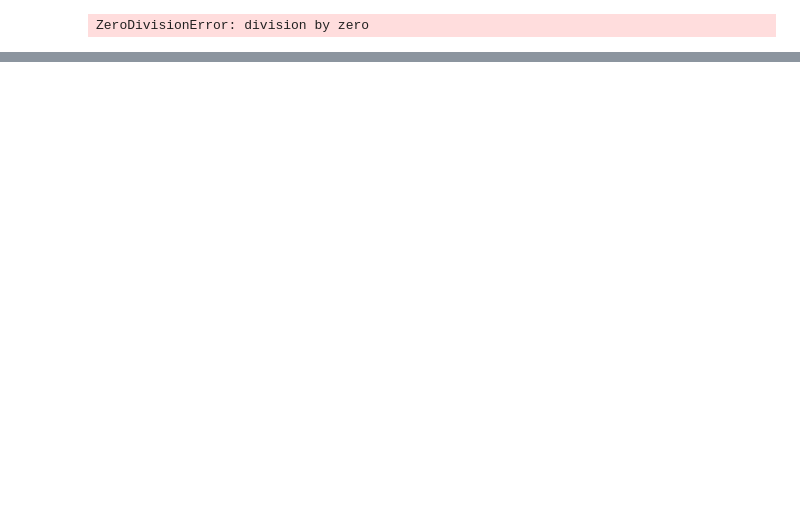
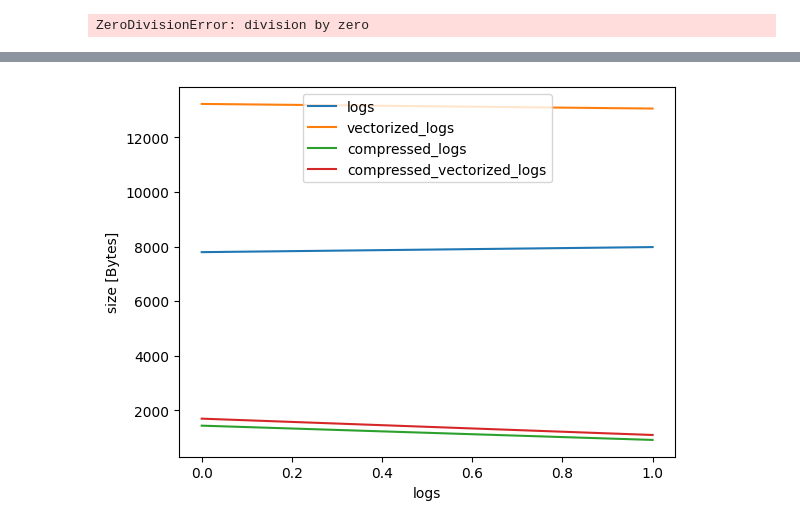
Before and after one commit to Lucaserf/ObsProject, a Jupyter notebook: test_notebook.ipynb, the cells around one changed output, grey strips where cells are left out. Cells and saved outputs as stored; diff of their text form; code cells hidden in the pictures; blank space fills up the shorter version.

```diff
--- a/test_notebook.ipynb
+++ b/test_notebook.ipynb
@@ -271,9 +326,9 @@ for log in train_ds.take(10).batch(1):
     print(model.vae.get_loss(log))
 # %%
 vocab_size = 5000
-max_len=85
-latent_dim=max_len//2
-chkpt = "docker_agent_logger/app/classifier_bgl_filtered/15"
+max_len=20
+latent_dim=int(max_len/1.4)
+chkpt = "docker_agent_logger/app/classifier_bgl_filtered_parsed/7"
 
 data = {"logs":[],"parsed_logs":[],"vectorized_logs":[],"encoded_logs":[]}
 times = {"parsed_logs":[],"vectorized_logs":[],"encoded_logs":[],"anomaly":[],"anomaly_rnd":[]}
@@ -284,7 +339,7 @@ with open("docker_agent_logger/app/logs_tokenizer/vocab_bgl.pkl","rb") as f:
     vocab = pickle.load(f)
 tokenizer = Tokenizer(vocab=vocab,max_len=max_len)
 
-model = Model(vocab_size = vocab_size,latent_dim=max_len//2,embedding_dim=128,max_len = max_len)
+model = Model(vocab_size = vocab_size,latent_dim=latent_dim,embedding_dim=128,max_len = max_len)
 
 model.vae.load_model(chkpt=chkpt) #17 for the other model
 
@@ -310,10 +365,11 @@ raw_ds = (
 ds = raw_ds.map(lambda x: tf.numpy_function(func=get_labels,inp=[x],Tout=(tf.string,tf.bool)), num_parallel_calls=tf.data.AUTOTUNE).prefetch(
     tf.data.AUTOTUNE
 )
+ds_labeled = ds.map(lambda x,y: (tf.strings.regex_replace(x, r".*RAS",""),y), num_parallel_calls=tf.data.AUTOTUNE).prefetch(tf.data.AUTOTUNE)
 
 
 
-for logs in ds.batch(1000):
+for logs in ds_labeled.take(30000).batch(1):
     # t = time.time()
     # parsed_logs = tokenizer.parsing(logs)
     t_parse = time.time()
@@ -534,3 +568,64 @@ ds_val_pre = val_ds.map(tokenizer.preprocess, num_parallel_calls=tf.data.AUTOTUN
 )
 
 plot_label_clusters(model.vae, "cluster"+str(17),ds_val_pre.take(10000).batch(128))
+# %%
+
+
+
+
+#testing sizes with compression or not
+vocab_size = 5000
+max_len=85 # mean length + std length
+latent_dim=max_len//2
+
+chkpt = "docker_agent_logger/app/trained_classifier/15"
+
+with open("docker_agent_logger/app/logs_tokenizer/vocab_bgl.pkl","rb") as f:
+    vocab = pickle.load(f)
+
+tokenizer = Tokenizer(vocab=vocab,max_len=max_len)
+
+model = Model(vocab_size = vocab_size,latent_dim=latent_dim,embedding_dim=128,max_len = max_len)
+
+model.vae.load_model(chkpt=chkpt)
+
+data = {"logs":[],"vectorized_logs":[],"compressed_logs":[],"compressed_vectorized_logs":[]}
+
+
+def get_labels(data: tf.Tensor):
+    data = data.decode("utf-8")
+    if data[0] == "-":
+        return (data[2:],False)
+    else:
+        return (data,True)
+
+
+raw_ds = (
+    tf.data.TextLineDataset("persistent_volume/data/BGL/test_set_bgl.txt")
+    # .filter(lambda x: tf.strings.length(x) < MAN_TRAINING_SEQ_LEN)
+    # .batch(128)
+    # .shuffle(buffer_size=256)
+)
+ds = raw_ds.map(lambda x: tf.numpy_function(func=get_labels,inp=[x],Tout=(tf.string,tf.bool)), num_parallel_calls=tf.data.AUTOTUNE).prefetch(tf.data.AUTOTUNE)
+
+
+for logs in ds.take(100).batch(1):
+    logs = logs[0]
+    logs = logs.numpy()#.decode("utf-8")
+    data["logs"].append(sys.getsizeof(pickle.dumps(logs)))
+    data["compressed_logs"].append(sys.getsizeof(bz2.compress(pickle.dumps(logs))))
+    vectorized_logs = tokenizer.tokenizer(logs)
+    vectorized_logs = vectorized_logs.numpy()
+    data["vectorized_logs"].append(sys.getsizeof(pickle.dumps(vectorized_logs)))
+    data["compressed_vectorized_logs"].append(sys.getsizeof(bz2.compress(pickle.dumps(vectorized_logs))))
+
+print(logs)
+print(vectorized_logs)
+
+fig, ax = plt.subplots()
+for key in data.keys():
+    ax.plot(data[key], label=key)
+    plt.xlabel('logs')
+    plt.ylabel('size [Bytes]')
+    plt.legend()
+# %% [output]
@@ -536,0 +649 @@ plot_label_clusters(model.vae, "cluster"+str(17),ds_val_pre.take(10000).batch(12
+[figure, added]
```
Also changed, not shown: parts of 11 cells of this notebook, 3 other files.
